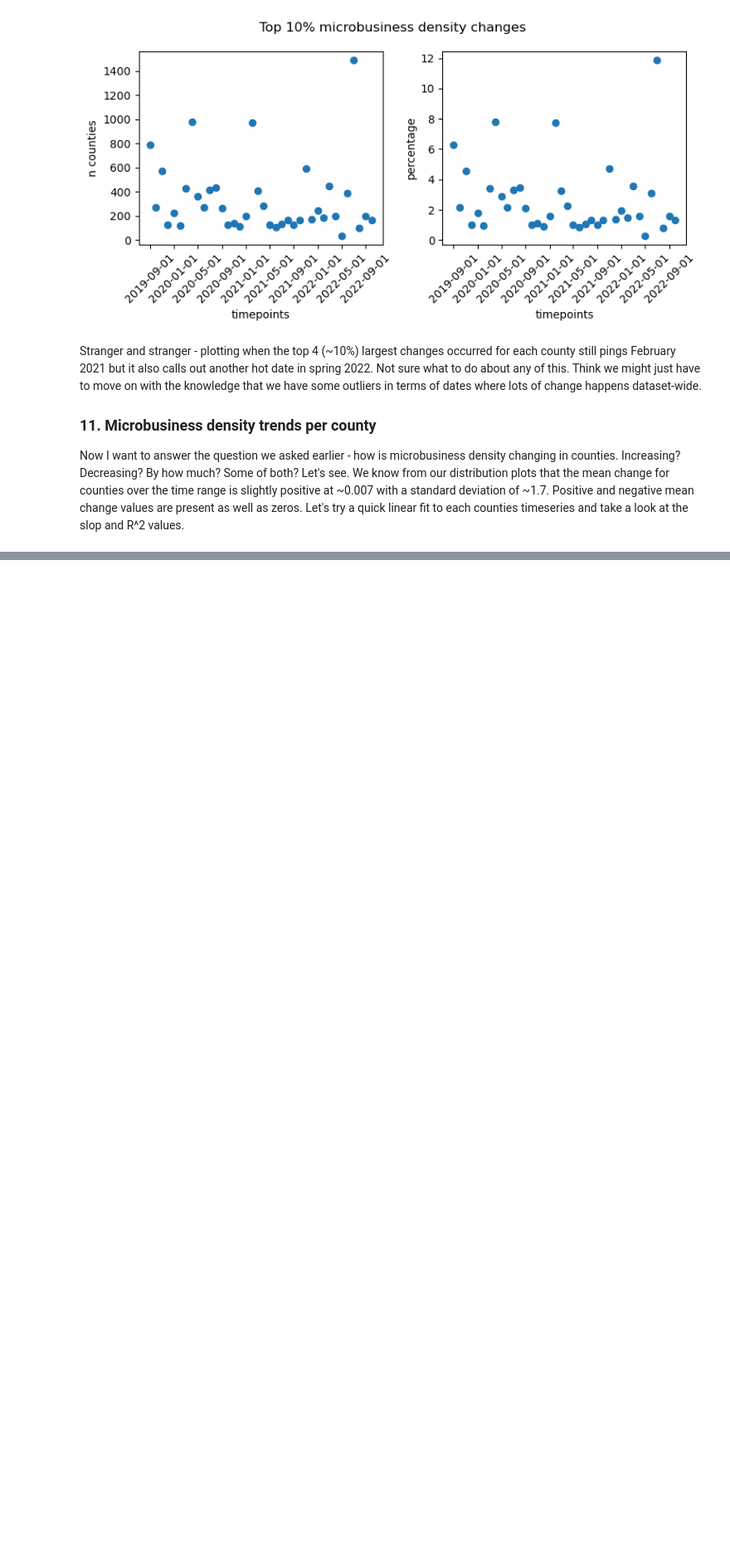
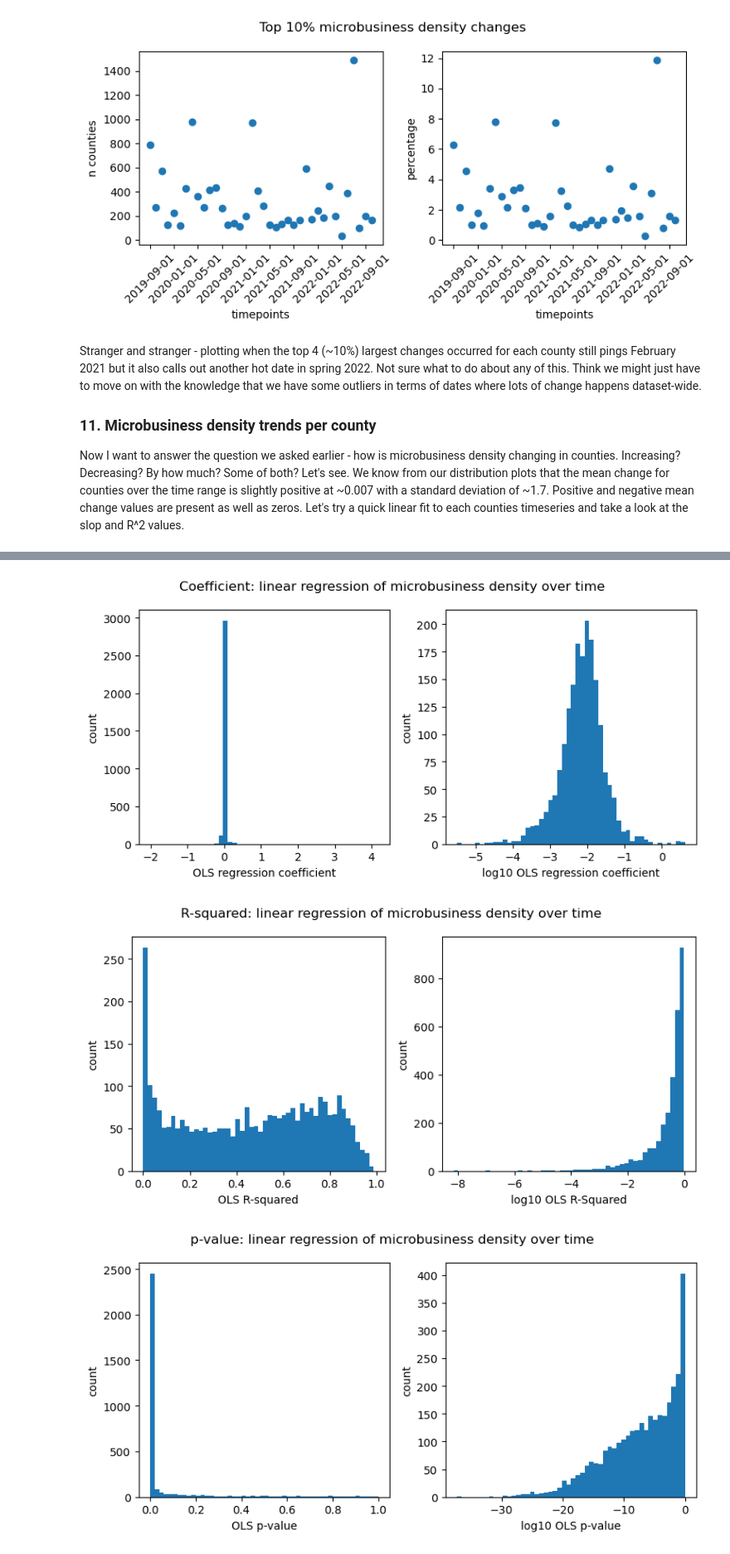
Before and after one commit to gperdrizet/kaggle_microbusiness, a Jupyter notebook: notebooks/02-training_data_exploration.ipynb, the cells around one changed output, grey strips where cells are left out. Shown at 83% size. Saved outputs shown, nothing was run; the diff lists cells and outputs as text; code cells hidden in the pictures; blank space fills up the shorter version.

Commit message:
Preformed  OLS fit to microbusiness density over time for each county to investigate general dataset-wide trends.

```diff
--- a/notebooks/02-training_data_exploration.ipynb
+++ b/notebooks/02-training_data_exploration.ipynb
@@ -743,13 +703,3 @@ Stranger and stranger - plotting when the top 4 (~10%) largest changes occurred
 ### 11. Microbusiness density trends per county
 
 Now I want to answer the question we asked earlier - how is microbusiness density changing in counties. Increasing? Decreasing? By how much? Some of both? Let's see. We know from our distribution plots that the mean change for counties over the time range is slightly positive at ~0.007 with a standard deviation of ~1.7. Positive and negative mean change values are present as well as zeros. Let's try a quick linear fit to each counties timeseries and take a look at the slop and R^2 values.
-# %%
-import statsmodels.api as sm
-
-def regress(data, yvar, xvars):
-    Y = data[yvar]
-    X = data[xvars]
-    result = sm.OLS(Y, X).fit()
-    return result.params
-
-training_df.groupby('cfips').apply(regress, 'microbusiness_density', ['first_day_of_month'])
@@ -757,0 +706,3 @@ ModuleNotFoundError: No module named 'statsmodels'
+# %%
+if 'timepoint_num' not in list(training_df.columns):
+    training_df.insert(1, 'timepoint_num' ,training_df.groupby(['cfips']).cumcount())
@@ -757,0 +748,31 @@ ModuleNotFoundError: No module named 'statsmodels'
+# %%
+plt = plot_funcs.two_panel_histogram(
+    data = result_df['coefficient'],
+    main_title = 'Coefficient: linear regression of microbusiness density over time',
+    linear_plot_x_label = 'OLS regression coefficient',
+    log10_plot_x_label = 'log10 OLS regression coefficient'
+)
+
+plt.show()
+
+plt = plot_funcs.two_panel_histogram(
+    data = result_df['R-squared'],
+    main_title = 'R-squared: linear regression of microbusiness density over time',
+    linear_plot_x_label = 'OLS R-squared',
+    log10_plot_x_label = 'log10 OLS R-Squared'
+)
+
+plt.show()
+
+plt = plot_funcs.two_panel_histogram(
+    data = result_df['p-value'],
+    main_title = 'p-value: linear regression of microbusiness density over time',
+    linear_plot_x_label = 'OLS p-value',
+    log10_plot_x_label = 'log10 OLS p-value'
+)
+
+plt.show()
+# %% [output]
+[figure, added]
+[figure, added]
+[figure, added]
```
Also changed, not shown: parts of 19 cells of this notebook, 1 other file.
